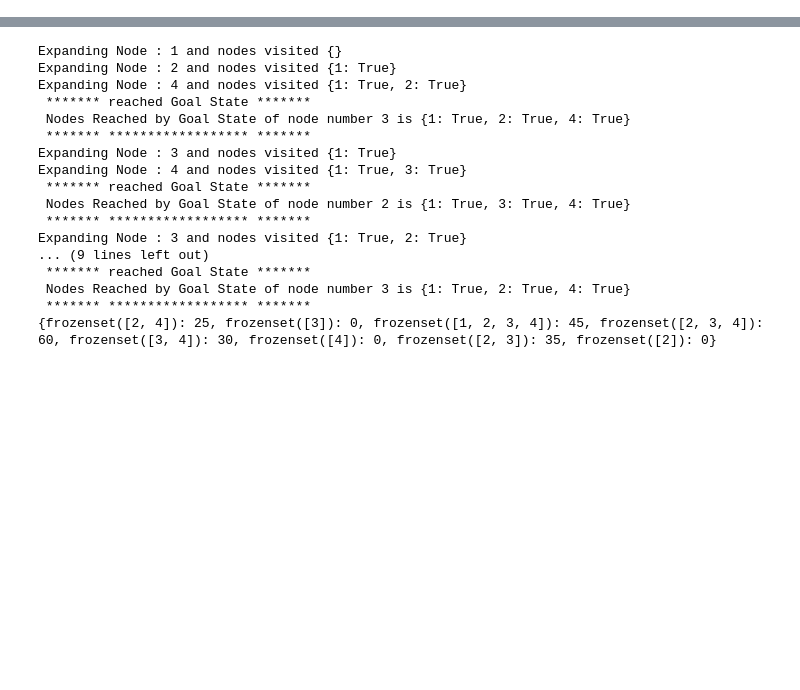
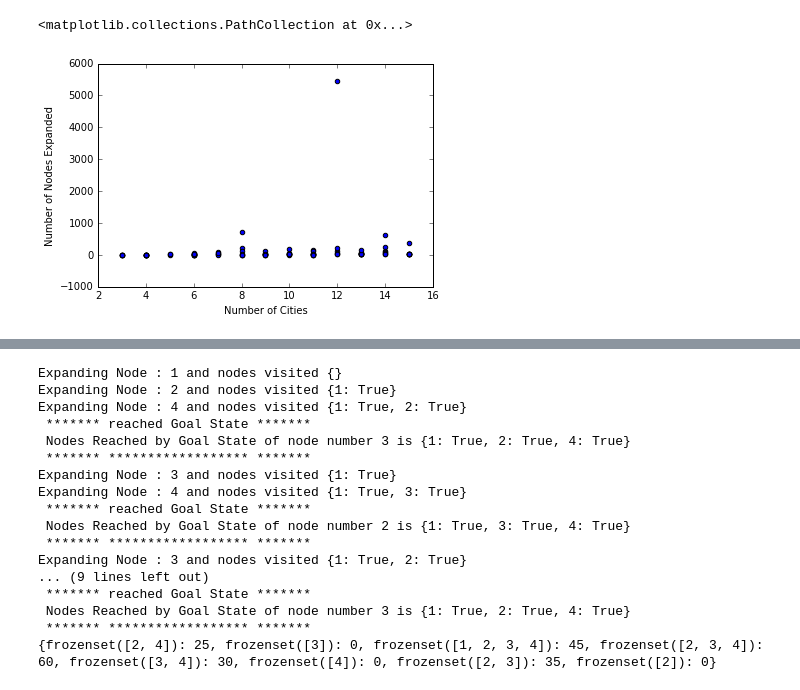
Before and after one commit to danielsamfdo/CS683, a Jupyter notebook: HW1/TSP - hw.ipynb, the cells around one changed output, grey strips where cells are left out. Cells and saved outputs as stored; diff of their text form; code cells hidden in the pictures; blank space fills up the shorter version.

```diff
--- a/HW1/TSP - hw.ipynb
+++ b/HW1/TSP - hw.ipynb
@@ -251,0 +318,8 @@ print TotalCost
+# %%
+# plot
+plt.xlabel('Number of Cities')
+plt.ylabel('Number of Nodes Expanded')
+plt.scatter(nodes_size,nodes_expanded)
+# %% [output]
+<matplotlib.collections.PathCollection at 0x...>
+[figure, added]
```
Also changed, not shown: parts of 23 cells of this notebook, 2 other files.
